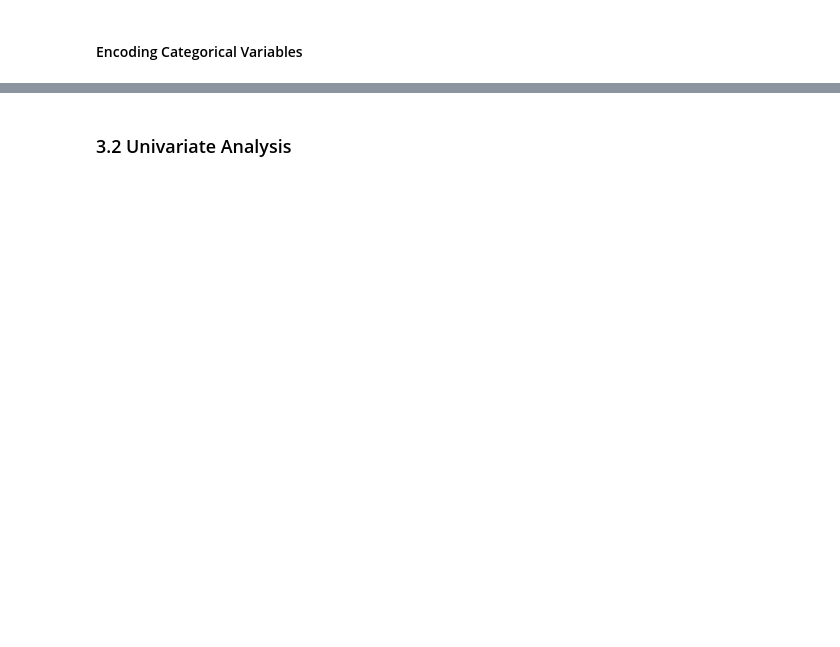
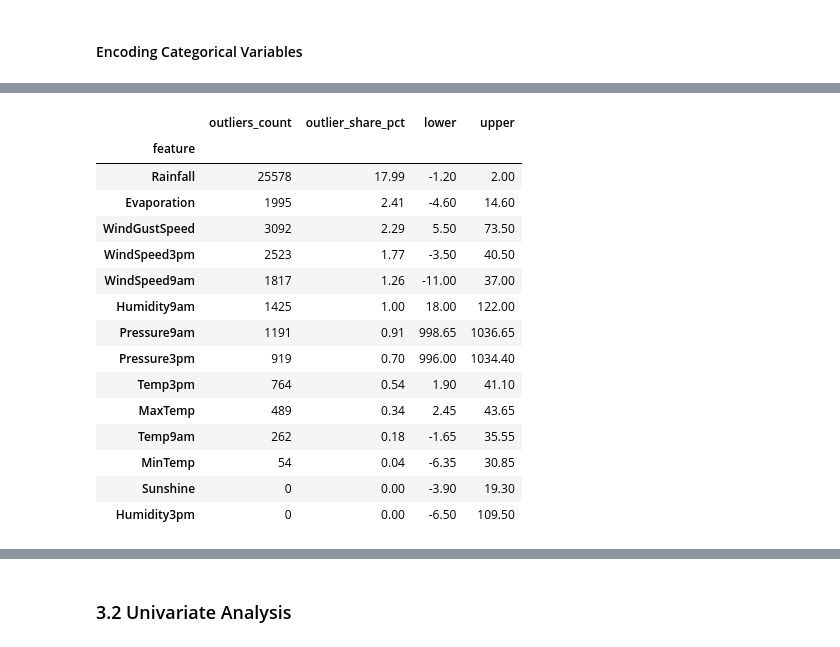
Before and after one commit to AstouK/Rain_Australia, a Jupyter notebook: rain_australia v2.ipynb, the cells around one changed output, grey strips where cells are left out. Saved outputs shown, nothing was run; the diff lists cells and outputs as text; code cells hidden in the pictures; blank space fills up the shorter version.

```diff
--- a/rain_australia v2.ipynb
+++ b/rain_australia v2.ipynb
@@ -434,17 +371,0 @@ boxplot_matrix(df_eda, 4, 4) # Prints the matrix 4 by 4
-# %%
-# Here we calculate IQR boundaries for each numeric column
-for col in numerical_features:
-    Q1 = df_eda[col].quantile(0.25)
-    Q3 = df_eda[col].quantile(0.75)
-    IQR = Q3 - Q1
-    lower = Q1 - 1.5 * IQR
-    upper = Q3 + 1.5 * IQR
-
-    if lower < 0:
-        lower = 0
-
-    outliers = df_eda[(df_eda[col] < lower) | (df_eda[col] > upper)][col].count()
-    print(f"{col}:")
-    print(f" - Lower bound: {lower}")
-    print(f" - Upper bound: {upper}")
-    print(f" - Number of outliers: {outliers}\n")
@@ -916,0 +902,50 @@ def folium_bubble_map(
+# %%
+# Nils Becker (03817505)
+# Calculates the IQR per feature, assigns the lower and upper threshold, and finally calculates the proportion of observations, which lay in the outer bounds of IQR. Converts to percentage and rounds it afterwards.
+rows = []
+
+for col in numerical_features:
+    s = df_eda[col].dropna()
+
+    q1 = df_eda[col].quantile(0.25)
+    q3 = df_eda[col].quantile(0.75)
+    iqr = q3 - q1
+
+    lower = q1 - 1.5 * iqr
+    upper = q3 + 1.5 * iqr
+
+    mask_outlier = (s < lower) | (s > upper)
+    outliers_count = int(mask_outlier.sum())
+    outliers_pct = round(mask_outlier.mean() * 100, 2)
+
+    rows.append({
+        'feature': col,
+        'outliers_count': outliers_count,
+        'outlier_share_pct': outliers_pct,
+        'lower': lower.round(2),
+        'upper': upper.round(2),
+    })
+
+outliers_stats = (pd.DataFrame(rows).
+                  set_index('feature').
+                  sort_values('outlier_share_pct', ascending=False)
+                  )
+
+outliers_stats
+# %% [output]
+|  | outliers_count | outlier_share_pct | lower | upper |
+| feature |  |  |  |  |
+| Rainfall | 25578 | 17.99 | -1.20 | 2.00 |
+| Evaporation | 1995 | 2.41 | -4.60 | 14.60 |
+| WindGustSpeed | 3092 | 2.29 | 5.50 | 73.50 |
+| WindSpeed3pm | 2523 | 1.77 | -3.50 | 40.50 |
+| WindSpeed9am | 1817 | 1.26 | -11.00 | 37.00 |
+| Humidity9am | 1425 | 1.00 | 18.00 | 122.00 |
+| Pressure9am | 1191 | 0.91 | 998.65 | 1036.65 |
+| Pressure3pm | 919 | 0.70 | 996.00 | 1034.40 |
+| Temp3pm | 764 | 0.54 | 1.90 | 41.10 |
+| MaxTemp | 489 | 0.34 | 2.45 | 43.65 |
+| Temp9am | 262 | 0.18 | -1.65 | 35.55 |
+| MinTemp | 54 | 0.04 | -6.35 | 30.85 |
+| Sunshine | 0 | 0.00 | -3.90 | 19.30 |
+| Humidity3pm | 0 | 0.00 | -6.50 | 109.50 |
```
Also changed, not shown: parts of 31 cells of this notebook.
